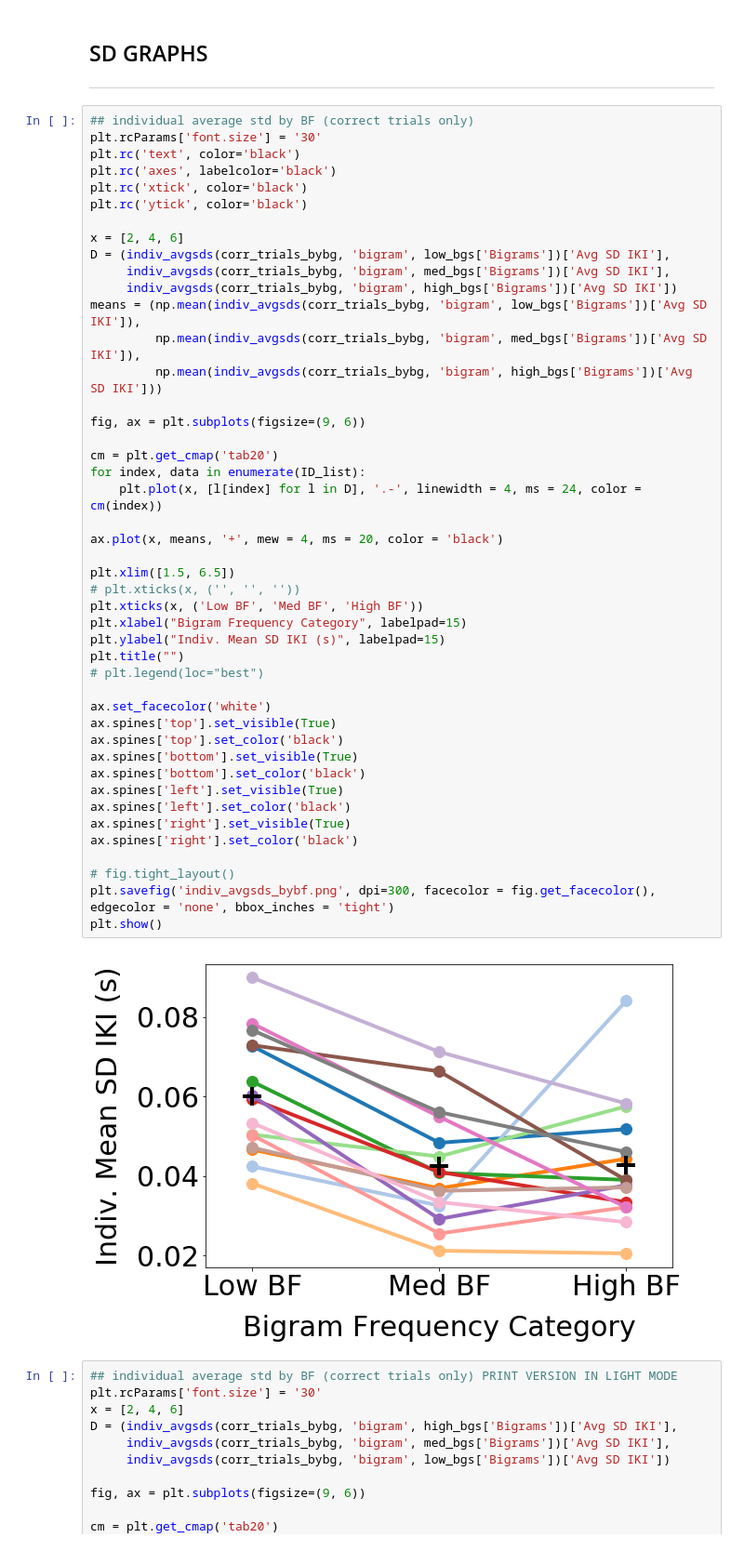
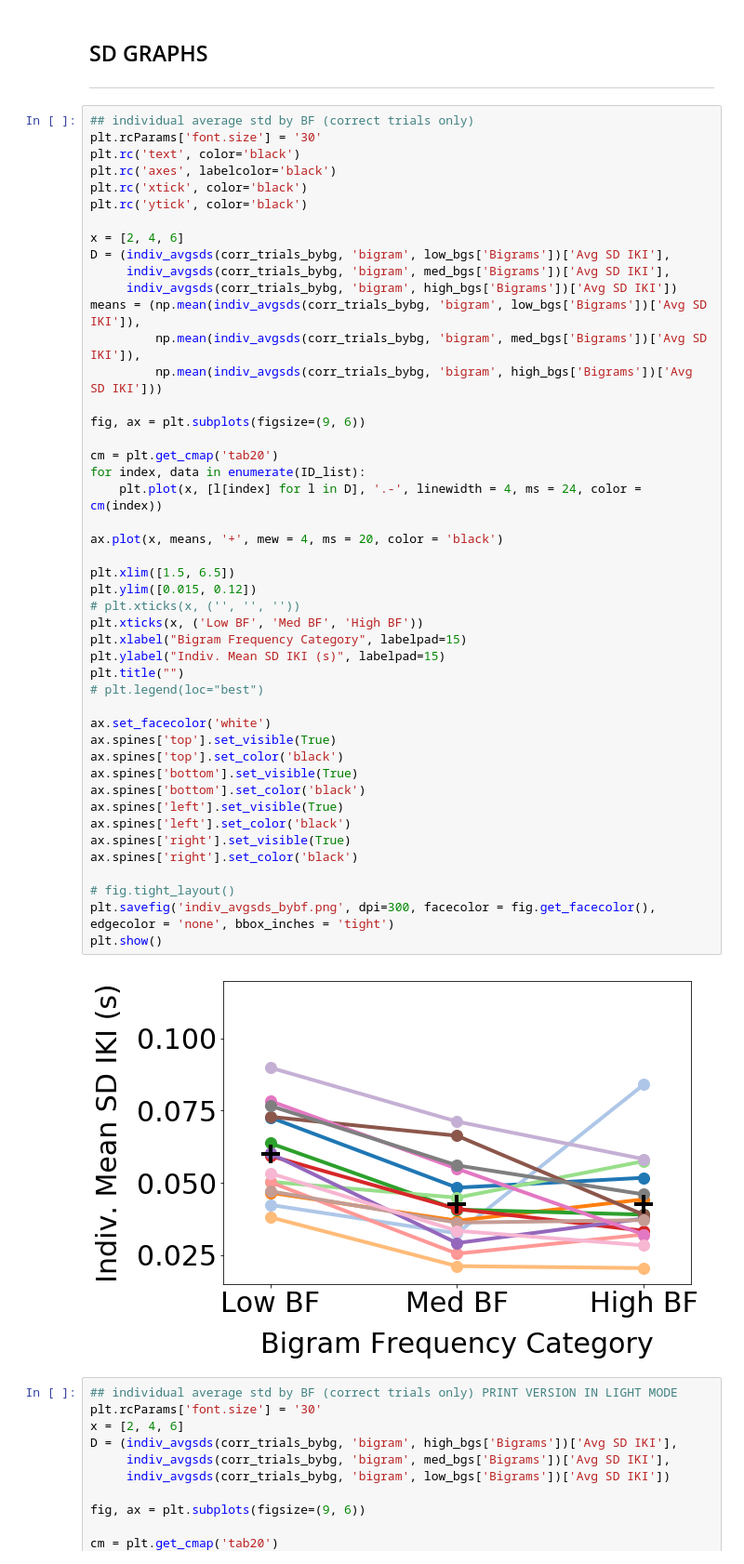
Before and after one commit to rruopp/typingexp, a Jupyter notebook: typing_task_analysis/group_analysis_V1.ipynb, the cells around one changed output. Shown at 93% size. Saved outputs shown, nothing was run; the diff lists cells and outputs as text.

```diff
--- a/typing_task_analysis/group_analysis_V1.ipynb
+++ b/typing_task_analysis/group_analysis_V1.ipynb
@@ -1504,34 +1506,35 @@ means = (np.mean(indiv_avgsds(corr_trials_bybg, 'bigram', low_bgs['Bigrams'])['A
 fig, ax = plt.subplots(figsize=(9, 6))
 
 cm = plt.get_cmap('tab20')
 for index, data in enumerate(ID_list):
     plt.plot(x, [l[index] for l in D], '.-', linewidth = 4, ms = 24, color = cm(index))
 
 ax.plot(x, means, '+', mew = 4, ms = 20, color = 'black')
 
 plt.xlim([1.5, 6.5])
+plt.ylim([0.015, 0.12])
 # plt.xticks(x, ('', '', ''))
 plt.xticks(x, ('Low BF', 'Med BF', 'High BF'))
 plt.xlabel("Bigram Frequency Category", labelpad=15)
 plt.ylabel("Indiv. Mean SD IKI (s)", labelpad=15)
 plt.title("")
 # plt.legend(loc="best")
 
 ax.set_facecolor('white')
 ax.spines['top'].set_visible(True)
 ax.spines['top'].set_color('black')
 ax.spines['bottom'].set_visible(True)
 ax.spines['bottom'].set_color('black')
 ax.spines['left'].set_visible(True)
 ax.spines['left'].set_color('black')
 ax.spines['right'].set_visible(True)
 ax.spines['right'].set_color('black')
 
 # fig.tight_layout()
 plt.savefig('indiv_avgsds_bybf.png', dpi=300, facecolor = fig.get_facecolor(), edgecolor = 'none', bbox_inches = 'tight')
 plt.show()
 # %% [output]
-[figure, old version]
+[figure, new version]
 # %%
 ## individual average std by BF (correct trials only) PRINT VERSION IN LIGHT MODE
 plt.rcParams['font.size'] = '30'
```
Also changed, not shown: parts of 2 cells of this notebook, 3 other files.
